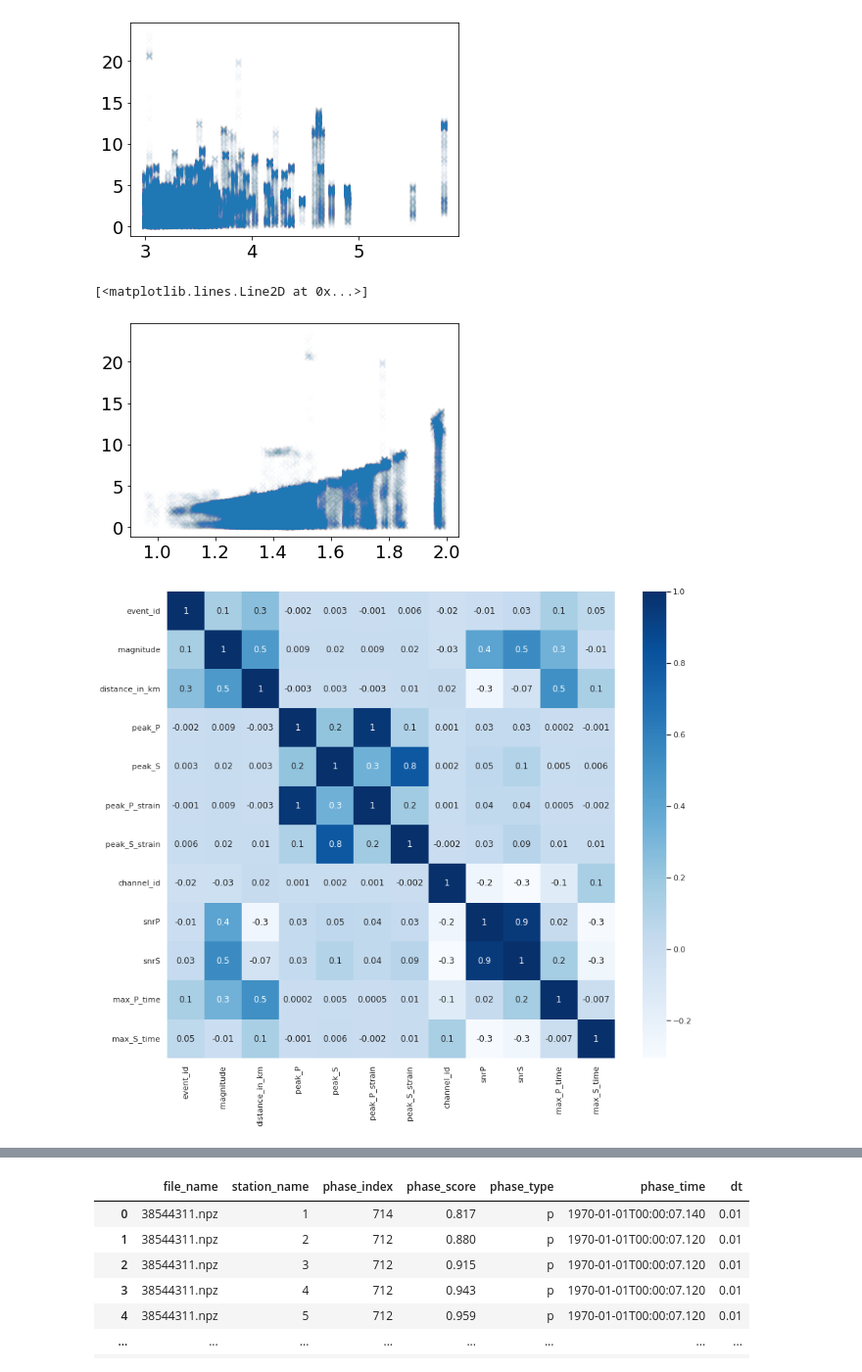
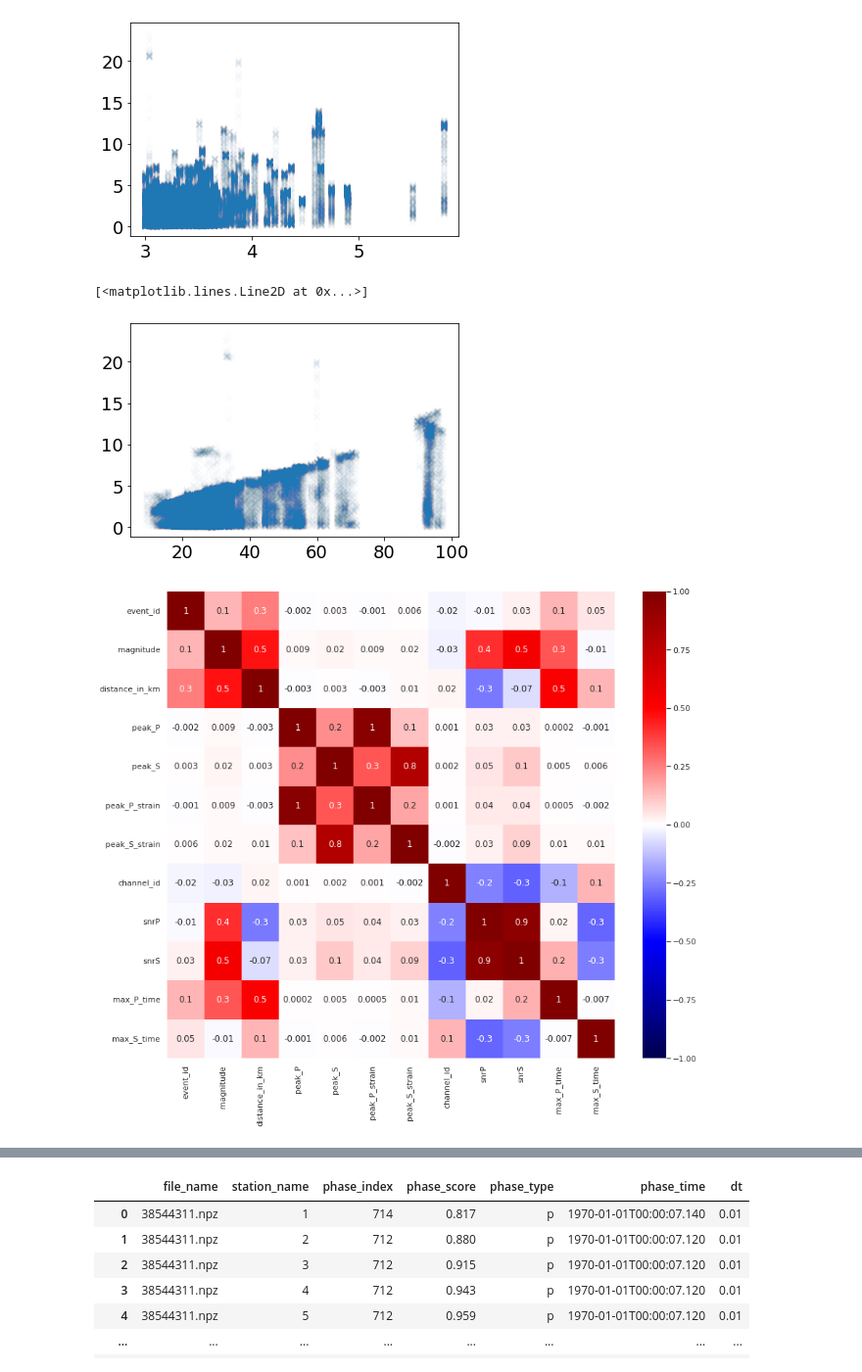
Before and after one commit to yinjiuxun/das-strain-scaling, a Jupyter notebook: jupyter_notebooks/Ridgecrest_extract_peak_amplitude.ipynb, the cells around one changed output, grey strips where cells are left out. Shown at 98% size. Drawn from its saved outputs; the diff is of its cells as text; code cells hidden in the pictures.

Commit message:
Update the data extraction with Seaborn ploting.

```diff
--- a/jupyter_notebooks/Ridgecrest_extract_peak_amplitude.ipynb
+++ b/jupyter_notebooks/Ridgecrest_extract_peak_amplitude.ipynb
@@ -704,7 +704,7 @@ peak_amplitude_df.to_csv(output_file_name, index=False)
 import pandas as pd
 import numpy as np
 
-results_output_dir = '/kuafu/yinjx/Ridgecrest/Ridgecrest_scaling/peak_amplitude_scaling_results_strain_rate_refined'
+results_output_dir = '/kuafu/yinjx/Ridgecrest/Ridgecrest_scaling/peak_amplitude_scaling_results_strain_rate_snr'
 
 peak_amplitude_file_name = results_output_dir + '/peak_amplitude_M3+.csv'
 peak_amplitude_df = pd.read_csv(peak_amplitude_file_name)
@@ -743,17 +743,19 @@ plt.plot(peak_amplitude_df.magnitude, peak_amplitude_df.max_P_time, 'x', alpha=0
 [<matplotlib.lines.Line2D at 0x...>]
 [figure]
 # %%
-plt.plot(np.log10(peak_amplitude_df.distance_in_km), peak_amplitude_df.max_P_time, 'x', alpha=0.01)
+plt.plot(peak_amplitude_df.distance_in_km, peak_amplitude_df.max_P_time, 'x', alpha=0.01)
 # %% [output]
 [<matplotlib.lines.Line2D at 0x...>]
-[figure, old version]
+[figure, new version]
 # %%
 import seaborn as sns
 # %%
 plt.figure(figsize=(14,12))
 sns.set_theme(style="white")
+sns.color_palette("Set2")
 corr = peak_amplitude_df.corr()
-heatmap = sns.heatmap(corr, annot=True, cmap="Blues", fmt='.1g')
+heatmap = sns.heatmap(corr, annot=True, cmap="seismic", fmt='.1g', vmax=1, vmin=-1)
+plt.savefig(results_output_dir + '/ridgecrest_data_corr.png')
 # %% [output]
-[figure, old version]
+[figure, new version]
 # %%
```
Also changed, not shown: parts of 3 cells of this notebook.
